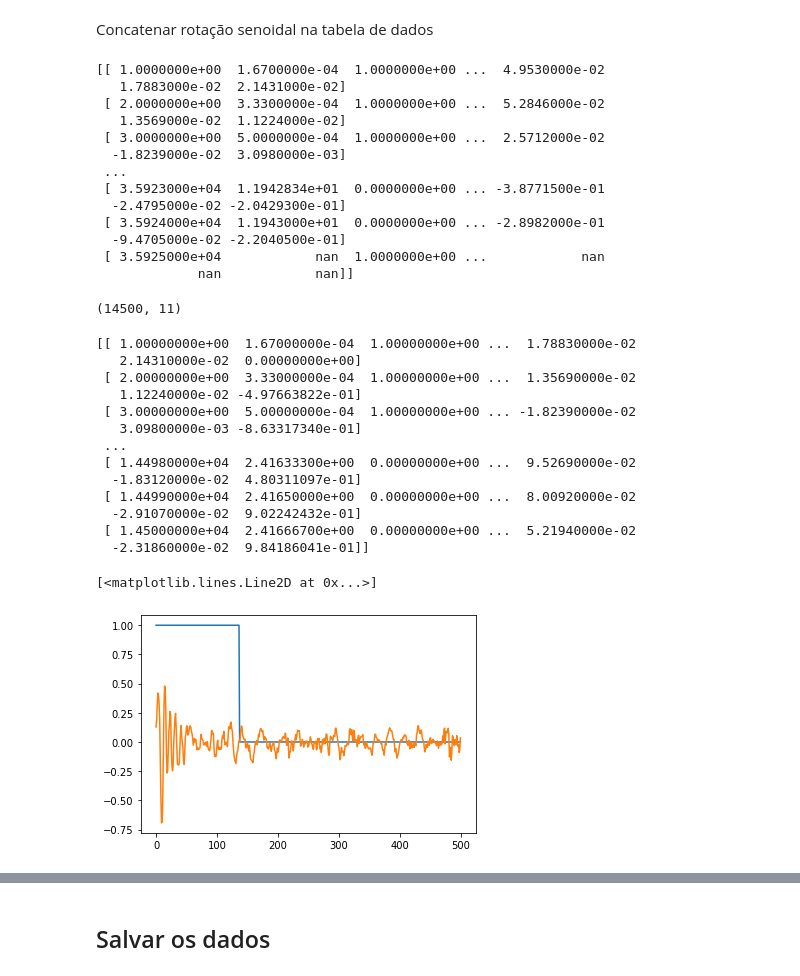
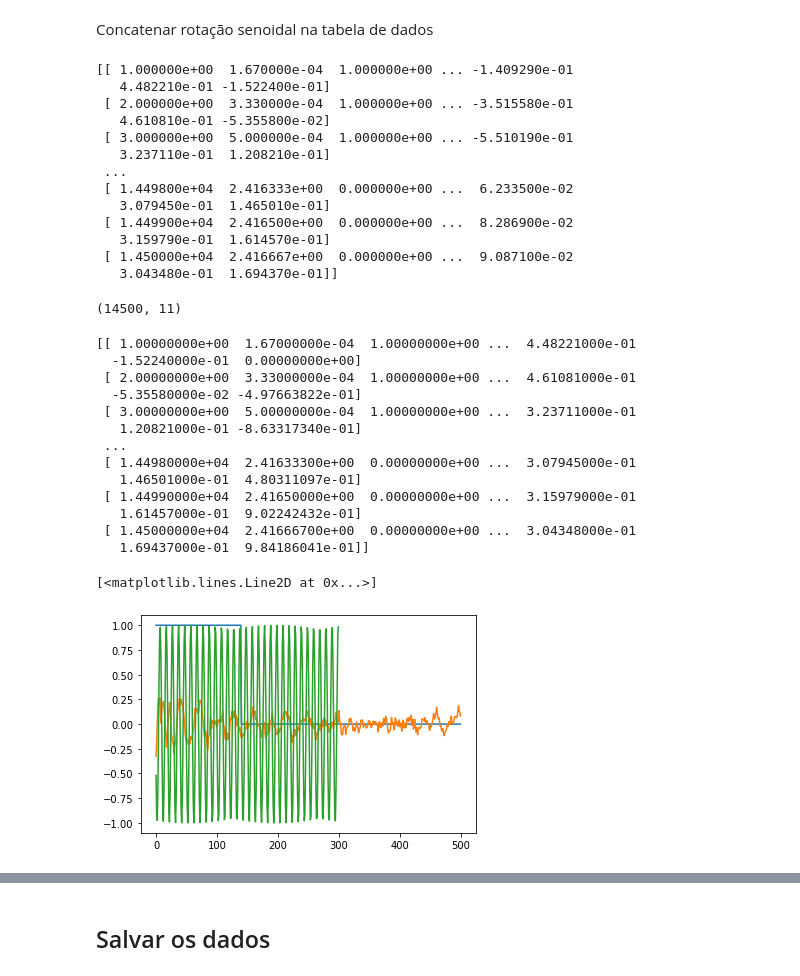
Before and after one commit to alucatto/AmP-vib-TransfEntrada, a Jupyter notebook: Transformação_de_dados_de_entrada_(tac_em_sen).ipynb, the cells around one changed output, grey strips where cells are left out. Cells and saved outputs as stored; diff of their text form; code cells hidden in the pictures.

Commit message:
Mudado o arquivo de entrada e retiradas celulas desnecessarias, usadas para verificacao de acoes nos dados

```diff
--- a/Transformação_de_dados_de_entrada_(tac_em_sen).ipynb
+++ b/Transformação_de_dados_de_entrada_(tac_em_sen).ipynb
@@ -78,7 +78,7 @@ for subfolder in pastas_de_arquivos:
 # %% [markdown]
 ## Leitura dos arquivos
 # %%
-dados1 = np.genfromtxt ('/content/drive/My Drive/Dados coletados/Baseline/10Hz/Normal_10Hz_001.lvm',
+dados1 = np.genfromtxt ('/content/drive/My Drive/Dados coletados/Desbalanc1LA/10Hz/Desbalanc1_10Hz_001.lvm',
                        delimiter='\t', skip_header=24, encoding = "ISO-8859-1")
 #dados2 = np.genfromtxt ('/content/drive/My Drive/Dados coletados/Baseline/20Hz/Normal_20Hz_001.lvm',
                        #delimiter='\t', skip_header=24, encoding = "ISO-8859-1")
@@ -132,8 +132,8 @@ for i in range (1,subida.shape[0]):
     senoide[j]=math.sin(2*3.1415*rotacao[j]*j)
 
 #arrumando ultimos pontos (estavam com nan)
-for i in range(35128,subida[subida.shape[0]-1]+1): #35128 é o último valor certo
-  rotacao[i]=rotacao[35128-1]
+for i in range(35093,subida[subida.shape[0]-1]+1): #35128 é o último valor certo
+  rotacao[i]=rotacao[35093-1]
   senoide[i]=math.sin(2*3.1415*rotacao[i]*i)
 
 print(rotacao)
@@ -177,19 +182,19 @@ tabela2 = dados1[:14500]
 # %%
 print(tabela2)
 # %% [output]
-[[ 1.0000000e+00  1.6700000e-04  1.0000000e+00 ...  4.9530000e-02
-   1.7883000e-02  2.1431000e-02]
- [ 2.0000000e+00  3.3300000e-04  1.0000000e+00 ...  5.2846000e-02
-   1.3569000e-02  1.1224000e-02]
- [ 3.0000000e+00  5.0000000e-04  1.0000000e+00 ...  2.5712000e-02
-  -1.8239000e-02  3.0980000e-03]
+[[ 1.000000e+00  1.670000e-04  1.000000e+00 ... -1.409290e-01
+   4.482210e-01 -1.522400e-01]
+ [ 2.000000e+00  3.330000e-04  1.000000e+00 ... -3.515580e-01
+   4.610810e-01 -5.355800e-02]
+ [ 3.000000e+00  5.000000e-04  1.000000e+00 ... -5.510190e-01
+   3.237110e-01  1.208210e-01]
  ...
- [ 3.5923000e+04  1.1942834e+01  0.0000000e+00 ... -3.8771500e-01
-  -2.4795000e-02 -2.0429300e-01]
- [ 3.5924000e+04  1.1943000e+01  0.0000000e+00 ... -2.8982000e-01
-  -9.4705000e-02 -2.2040500e-01]
- [ 3.5925000e+04            nan  1.0000000e+00 ...            nan
-             nan            nan]]
+ [ 1.449800e+04  2.416333e+00  0.000000e+00 ...  6.233500e-02
+   3.079450e-01  1.465010e-01]
+ [ 1.449900e+04  2.416500e+00  0.000000e+00 ...  8.286900e-02
+   3.159790e-01  1.614570e-01]
+ [ 1.450000e+04  2.416667e+00  0.000000e+00 ...  9.087100e-02
+   3.043480e-01  1.694370e-01]]
 # %%
 tabela2.shape
 # %% [output]
@@ -199,23 +204,23 @@ tabela3 = np.column_stack((tabela2, senoide[:14500]))
 # %%
 print(tabela3)
 # %% [output]
-[[ 1.00000000e+00  1.67000000e-04  1.00000000e+00 ...  1.78830000e-02
-   2.14310000e-02  0.00000000e+00]
- [ 2.00000000e+00  3.33000000e-04  1.00000000e+00 ...  1.35690000e-02
-   1.12240000e-02 -4.97663822e-01]
- [ 3.00000000e+00  5.00000000e-04  1.00000000e+00 ... -1.82390000e-02
-   3.09800000e-03 -8.63317340e-01]
+[[ 1.00000000e+00  1.67000000e-04  1.00000000e+00 ...  4.48221000e-01
+  -1.52240000e-01  0.00000000e+00]
+ [ 2.00000000e+00  3.33000000e-04  1.00000000e+00 ...  4.61081000e-01
+  -5.35580000e-02 -4.97663822e-01]
+ [ 3.00000000e+00  5.00000000e-04  1.00000000e+00 ...  3.23711000e-01
+   1.20821000e-01 -8.63317340e-01]
  ...
- [ 1.44980000e+04  2.41633300e+00  0.00000000e+00 ...  9.52690000e-02
-  -1.83120000e-02  4.80311097e-01]
- [ 1.44990000e+04  2.41650000e+00  0.00000000e+00 ...  8.00920000e-02
-  -2.91070000e-02  9.02242432e-01]
- [ 1.45000000e+04  2.41666700e+00  0.00000000e+00 ...  5.21940000e-02
-  -2.31860000e-02  9.84186041e-01]]
+ [ 1.44980000e+04  2.41633300e+00  0.00000000e+00 ...  3.07945000e-01
+   1.46501000e-01  4.80311097e-01]
+ [ 1.44990000e+04  2.41650000e+00  0.00000000e+00 ...  3.15979000e-01
+   1.61457000e-01  9.02242432e-01]
+ [ 1.45000000e+04  2.41666700e+00  0.00000000e+00 ...  3.04348000e-01
+   1.69437000e-01  9.84186041e-01]]
 # %%
 plt.plot(tabela3[14000:,2])
 plt.plot(tabela3[14000:,6])
-#plt.plot(tabela3[14200:,11])
+plt.plot(tabela3[14200:,11])
 # %% [output]
 [<matplotlib.lines.Line2D at 0x...>]
-[figure, old version]
+[figure, new version]
```
Also changed, not shown: parts of 12 cells of this notebook.
